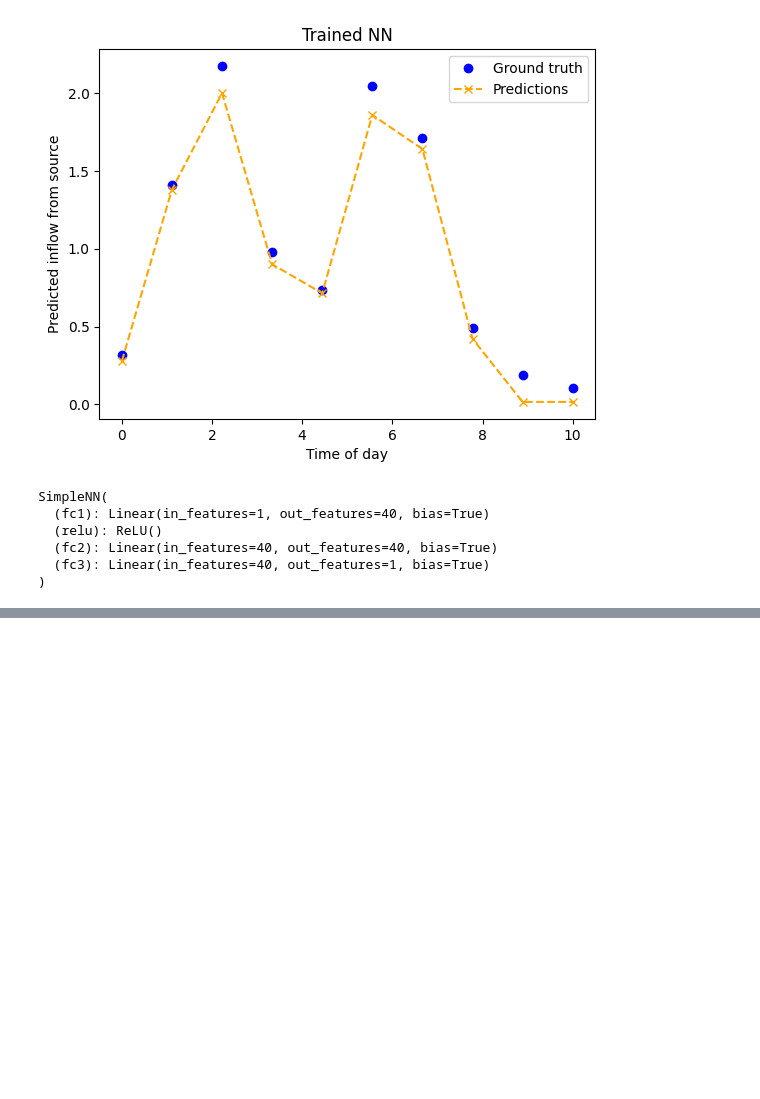
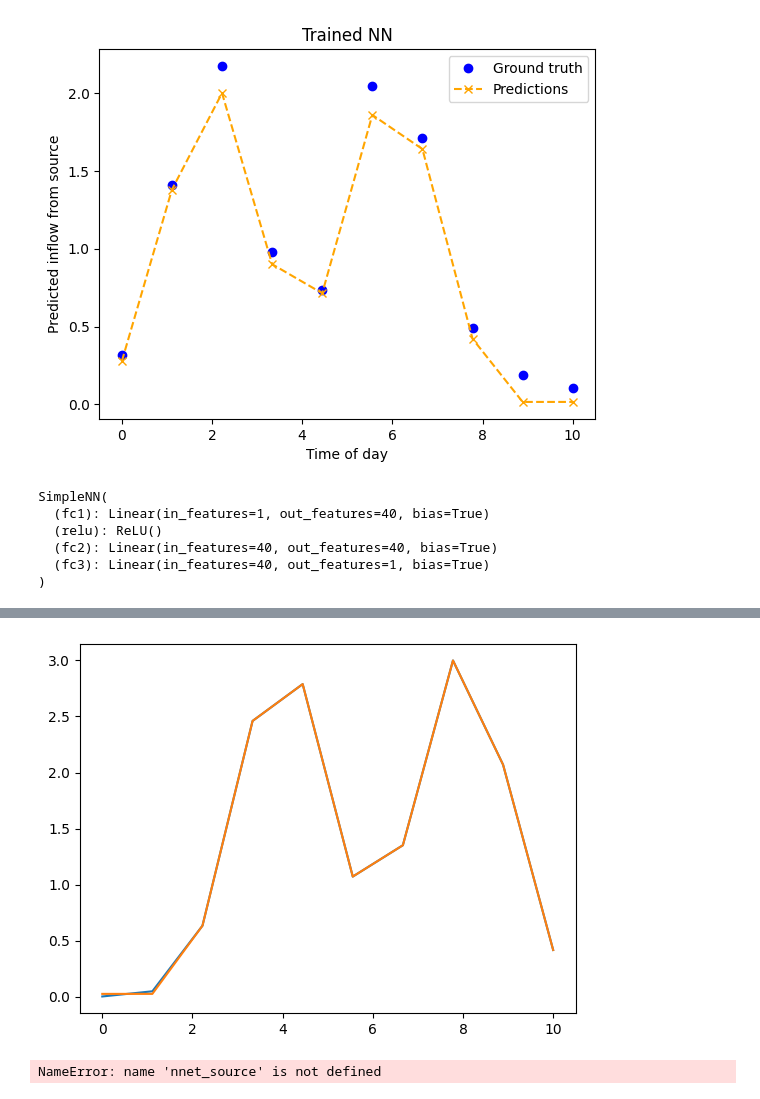
Before and after one commit to AImotion-Bavaria/gas_grid_copilot, a Jupyter notebook: create_data_set.ipynb, the cells around one changed output, grey strips where cells are left out. Saved outputs shown, nothing was run; the diff lists cells and outputs as text; code cells hidden in the pictures; blank space fills up the shorter version.

Commit message:
Creation of sink prediction

```diff
--- a/create_data_set.ipynb
+++ b/create_data_set.ipynb
@@ -144,3 +155,10 @@ SimpleNN(
   (fc2): Linear(in_features=40, out_features=40, bias=True)
   (fc3): Linear(in_features=40, out_features=1, bias=True)
 )
+# %%
+nnet_sink, predictions = train_nnet(sink_out_flow_df)
+plt.plot(time_index, sink_out_flow_df, label="Ground truth")
+plt.plot(time_index, predictions, label="Predictions")
+plt.show()
+torch.save(nnet_sink.state_dict(), "trained_model_source.pth")
+# %% [output]
@@ -146,0 +182,2 @@ SimpleNN(
+[figure, added]
+NameError: name 'nnet_source' is not defined
```
Also changed, not shown: parts of 5 cells of this notebook, 1 other file.
